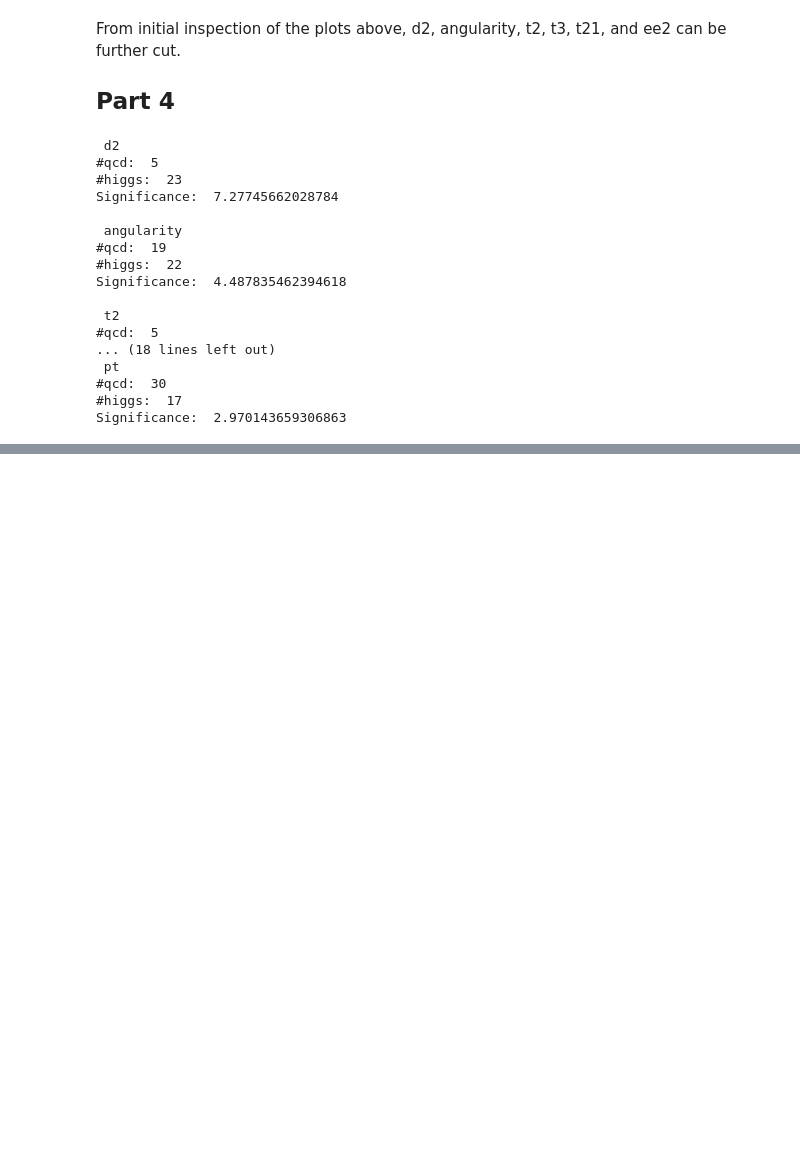
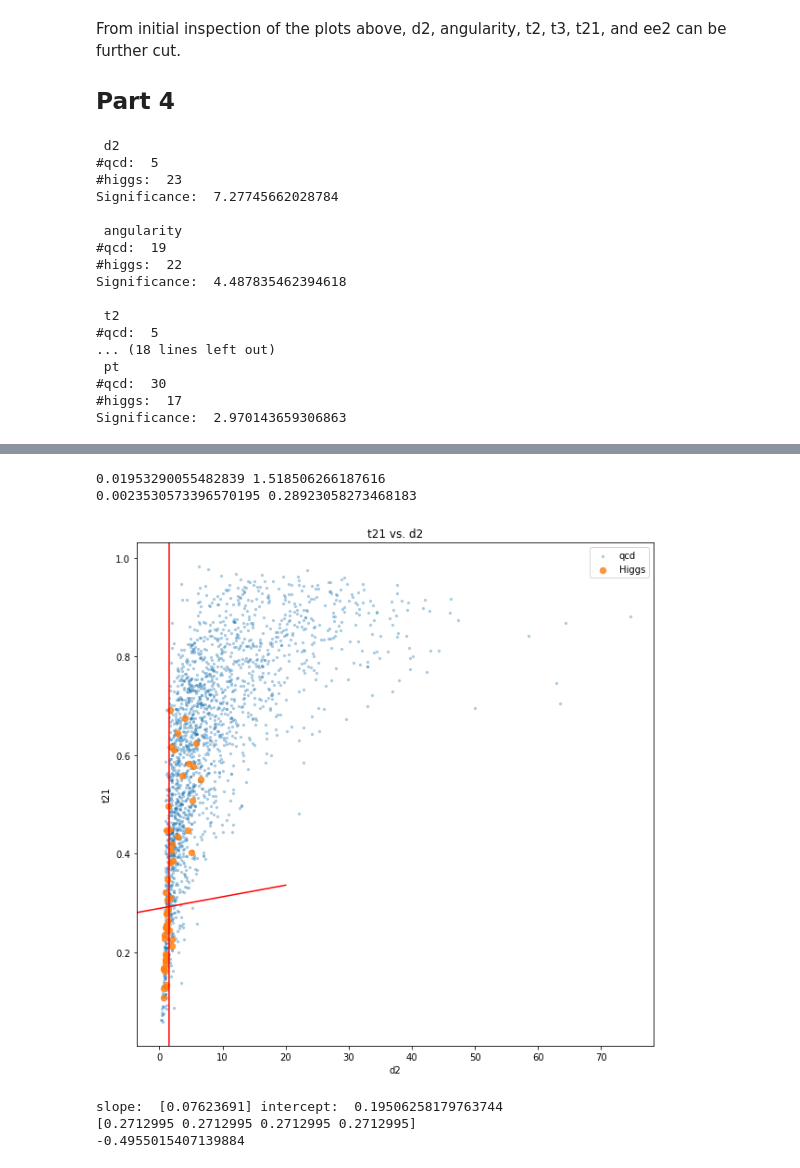
Before and after one commit to JeffreyGao117/Statistics-Higgs-Search, a Jupyter notebook: Lab7.ipynb, the cells around one changed output, grey strips where cells are left out. Cells and saved outputs as stored; diff of their text form; code cells hidden in the pictures; blank space fills up the shorter version.

```diff
--- a/Lab7.ipynb
+++ b/Lab7.ipynb
@@ -217,0 +180,48 @@ Can you find a curve or a linear combination in this 2D plane which gives even b
+# %%
+# From previous cell, determined d2 and t21 to be most significant.
+# Plotting without mass cuts
+
+plt.figure(figsize=(10,10))
+plt.scatter(bkgd['d2'][0:2000], bkgd['t21'][0:2000], alpha=0.3, s=5)
+plt.scatter(signal['d2'][0:50], signal['t21'][0:50], alpha=0.8, s =40)
+plt.title("t21 vs. d2")
+plt.xlabel('d2')
+plt.ylabel('t21')
+plt.legend(['qcd','Higgs'])
+
+# Linear fit
+space = np.linspace(0,50)
+x = signal['d2'][0:50]
+y = signal['t21'][0:50]
+m1, b1 = np.polyfit(space, x, 1)
+m2, b2 = np.polyfit(space, y, 1)
+print(m1, b1)  # d2
+print(m2, b2)  # t21
+xlin = np.linspace(-10,20)
+plt.autoscale(False)
+plt.plot(m1*xlin+b1, xlin, 'r')
+plt.plot(xlin, m2*xlin+b2, 'r')
+plt.show()
+# %% [output]
+0.01953290055482839 1.518506266187616
+0.0023530573396570195 0.28923058273468183
+[figure, added]
+# %%
+# Sklearn
+from sklearn import linear_model, metrics
+
+reg = linear_model.LinearRegression()
+x = np.reshape(x.to_numpy(), (-1,1))
+reg.fit(x, y)
+print('slope: ', reg.coef_, 'intercept: ', reg.intercept_)
+x_test = [[1], [1], [1], [1]]
+y_test = [[0.3], [0.2], [0.5], [0.4]]
+pred = reg.predict(x_test)
+print(pred)  # test, predicted
+print(reg.score(x_test, y_test))
+
+## incomplete
+# %% [output]
+slope:  [0.07623691] intercept:  0.19506258179763744
+[0.2712995 0.2712995 0.2712995 0.2712995]
+-0.4955015407139884
```
Also changed, not shown: parts of 7 cells of this notebook.
